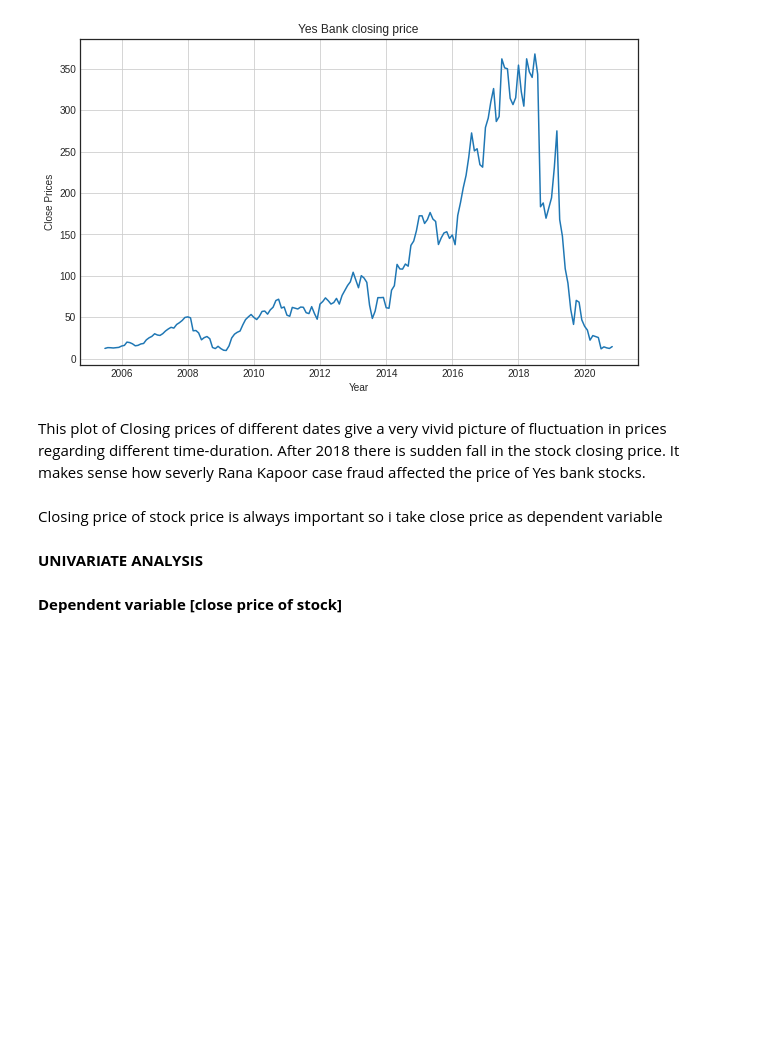
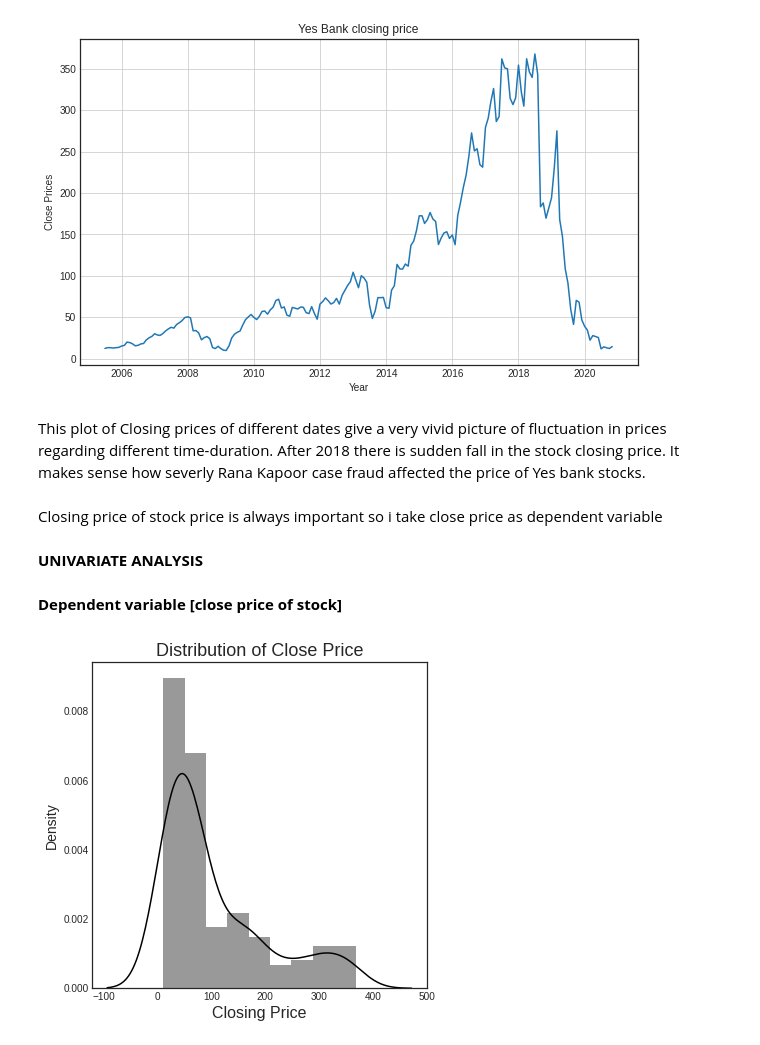
Before and after one commit to dongrepranali/Yes-Bank-Stock-Closing-Price-Prediction, a Jupyter notebook: Yes_Bank_Stock_Closing_Price_Prediction.ipynb, the cells around one changed output. Saved outputs shown, nothing was run; the diff lists cells and outputs as text; code cells hidden in the pictures; blank space fills up the shorter version.

```diff
--- a/Yes_Bank_Stock_Closing_Price_Prediction.ipynb
+++ b/Yes_Bank_Stock_Closing_Price_Prediction.ipynb
@@ -235,3 +235,14 @@ Closing price of stock price is always important so i take close price as depend
 **UNIVARIATE ANALYSIS**
 # %% [markdown]
 **Dependent variable [close price of stock]**
+# %%
+#Checking the distribution of our dependent variable
+
+plt.figure(figsize = (6,6))
+sns.distplot(df['Close'], color = 'Black')
+plt.title('Distribution of Close Price', fontsize=18)
+plt.xlabel('Closing Price', fontsize= 16)
+plt.ylabel('Density', fontsize=14)
+plt.show()
+# %% [output]
+[figure, added]
```
Also changed, not shown: parts of 8 cells of this notebook.
